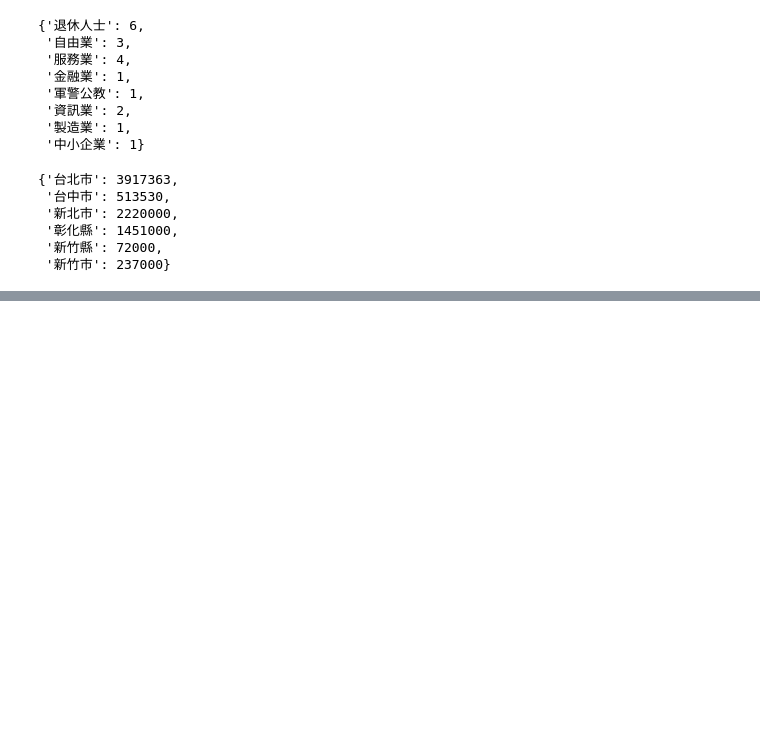
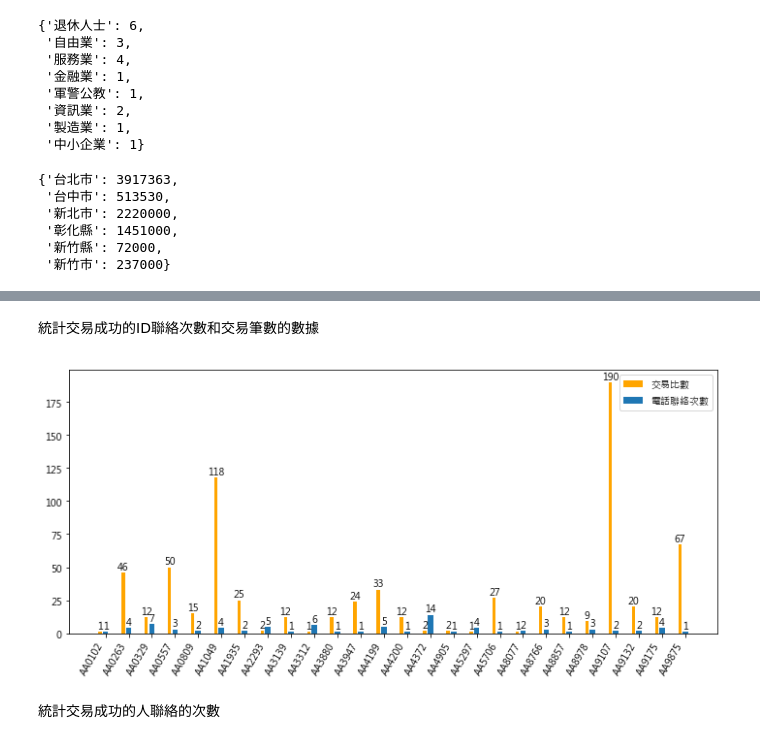
Before and after one commit to lou-tun-chieh/Text-mining---Fintech, a Jupyter notebook: Final_Project/Final_combined.ipynb, the cells around one changed output, grey strips where cells are left out. Saved outputs shown, nothing was run; the diff lists cells and outputs as text; code cells hidden in the pictures; blank space fills up the shorter version.

```diff
--- a/Final_Project/Final_combined.ipynb
+++ b/Final_Project/Final_combined.ipynb
@@ -477,3 +506,22 @@ Text(0.5, 0, '職業')
+# %% [markdown]
+統計交易成功的ID聯絡次數和交易筆數的數據
+# %%
+x = np.linspace(1, 53, 26)
+fig = plt.figure(num=2,figsize=(12,5))
+ax = fig.add_subplot(111)
+plt.bar(x, ID_trades.iloc[:, -1], color='orange', width = 0.3, label='交易比數')
+for a,b in zip(x, (ID_trades.iloc[:,-1])):
+        plt.text(a, b+0.05, '%.0f' % b, ha='center', va= 'bottom',fontsize=10)
+plt.bar(x+0.5 , ID_contact.iloc[:, -1], width = 0.5 , tick_label = customer_list,  label='電話聯絡次數')
+for a,b in zip(x+0.5, (ID_contact.iloc[:, -1])):
+       plt.text(a, b+0.05, '%.0f' % b, ha='center', va= 'bottom',fontsize=10)
+plt.legend()
+plt.setp(ax.get_xticklabels(), rotation = 60, horizontalalignment = "right")
+plt.show()
+# %% [output]
+[figure, added]
+# %% [markdown]
+統計交易成功的人聯絡的次數
 # %%
 total_trade_list = customer_list
 for i in customer_trade_list :
```
Also changed, not shown: parts of 10 cells of this notebook.
